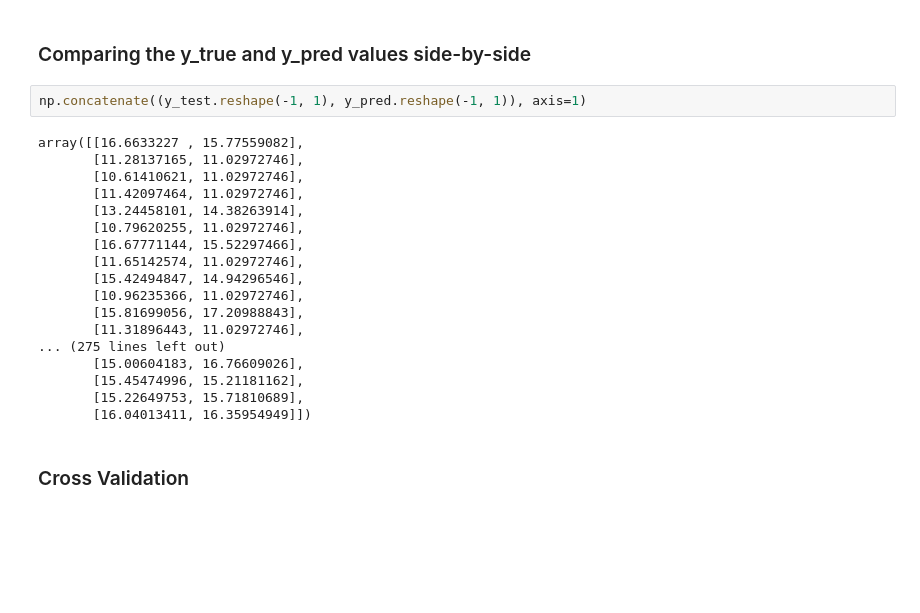
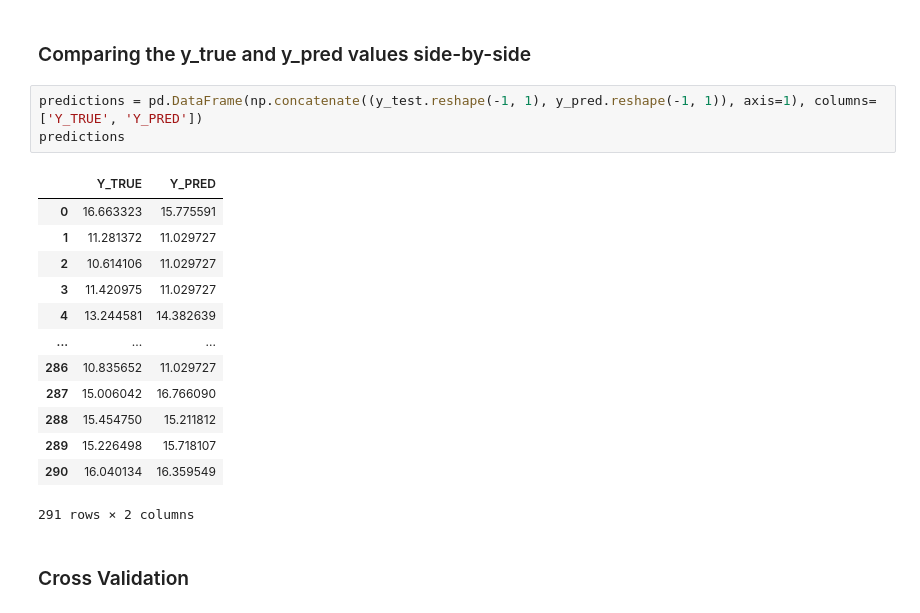
Before and after one commit to Stevedev7/Big-Data-CW, a Jupyter notebook: task1.ipynb, the cells around one changed output. Saved outputs shown, nothing was run; the diff lists cells and outputs as text; blank space fills up the shorter version.

```diff
--- a/task1.ipynb
+++ b/task1.ipynb
@@ -315,25 +317,22 @@ Root Mean Squared Error - 1.6890252160836985
 # %% [markdown]
 ### Comparing the y_true and y_pred values side-by-side
 # %%
-np.concatenate((y_test.reshape(-1, 1), y_pred.reshape(-1, 1)), axis=1)
+predictions = pd.DataFrame(np.concatenate((y_test.reshape(-1, 1), y_pred.reshape(-1, 1)), axis=1), columns=['Y_TRUE', 'Y_PRED'])
+predictions
 # %% [output]
+|  | Y_TRUE | Y_PRED |
+| 0 | 16.663323 | 15.775591 |
+| 1 | 11.281372 | 11.029727 |
+| 2 | 10.614106 | 11.029727 |
+| 3 | 11.420975 | 11.029727 |
+| 4 | 13.244581 | 14.382639 |
+| ... | ... | ... |
+| 286 | 10.835652 | 11.029727 |
+| 287 | 15.006042 | 16.766090 |
+| 288 | 15.454750 | 15.211812 |
+| 289 | 15.226498 | 15.718107 |
+| 290 | 16.040134 | 16.359549 |
-array([[16.6633227 , 15.77559082],
-       [11.28137165, 11.02972746],
-       [10.61410621, 11.02972746],
-       [11.42097464, 11.02972746],
-       [13.24458101, 14.38263914],
-       [10.79620255, 11.02972746],
-       [16.67771144, 15.52297466],
-       [11.65142574, 11.02972746],
-       [15.42494847, 14.94296546],
-       [10.96235366, 11.02972746],
-       [15.81699056, 17.20988843],
-       [11.31896443, 11.02972746],
-... (275 lines left out)
-       [15.00604183, 16.76609026],
-       [15.45474996, 15.21181162],
-       [15.22649753, 15.71810689],
-       [16.04013411, 16.35954949]])
+291 rows × 2 columns
 # %% [markdown]
 ### Cross Validation
 # %%
```
Also changed, not shown: parts of 6 cells of this notebook, 1 other file.
